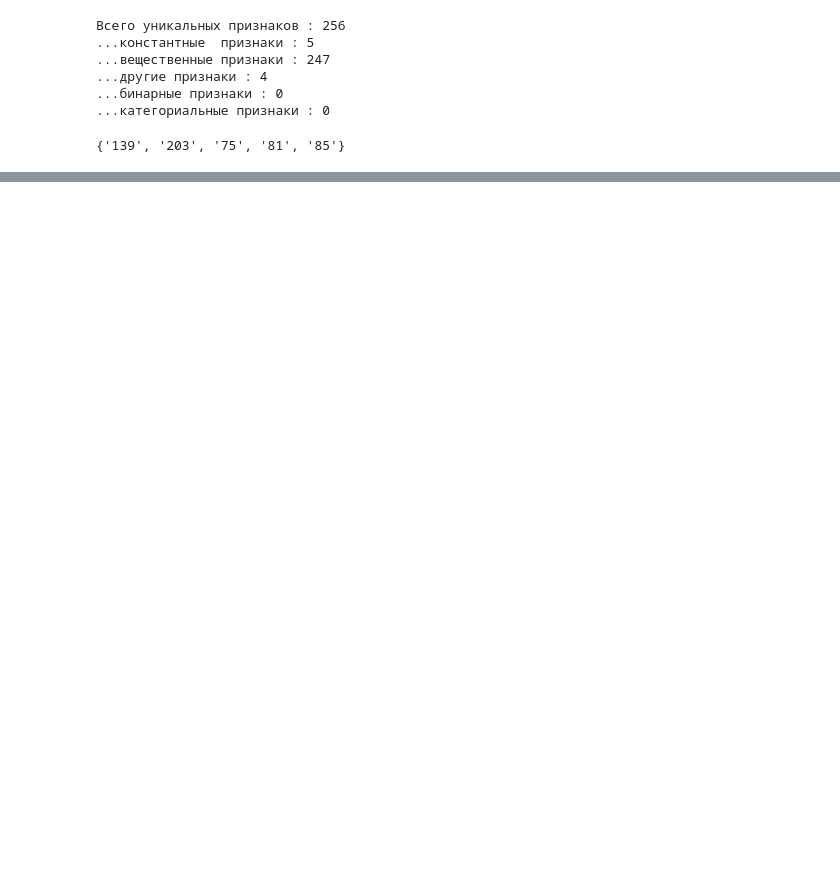
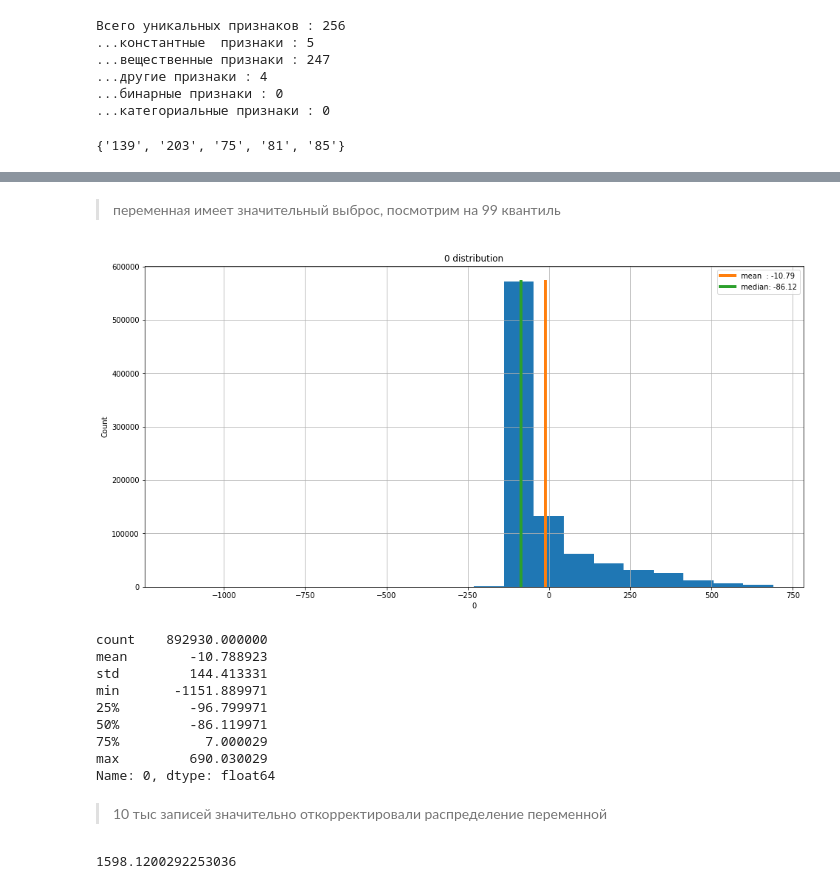
Before and after one commit to alex-chin/gb_megafone1, a Jupyter notebook: Project/megafone_offer_service.ipynb, the cells around one changed output, grey strips where cells are left out. Drawn from its saved outputs; the diff is of its cells as text; code cells hidden in the pictures; blank space fills up the shorter version.

```diff
--- a/Project/megafone_offer_service.ipynb
+++ b/Project/megafone_offer_service.ipynb
@@ -349,0 +532,17 @@ features_new.to_parquet('features_drop.parquet')
+# %% [markdown]
+> переменная имеет значительный выброс, посмотрим на 99 квантиль
+# %%
+first_look(features_new['0'], bins=20, is_show_stat=True, quan=0.99, is_correct_outlier=True)
+# %% [output]
+[figure, added]
+count    892930.000000
+mean        -10.788923
+std         144.413331
+min       -1151.889971
+25%         -96.799971
+50%         -86.119971
+75%           7.000029
+max         690.030029
+Name: 0, dtype: float64
+# %% [markdown]
+> 10 тыс записей значительно откорректировали распределение переменной
@@ -349,0 +551,4 @@ features_new.to_parquet('features_drop.parquet')
+# %%
+features_new['0'].quantile(q=0.999)
+# %% [output]
+1598.1200292253036
```
Also changed, not shown: parts of 55 cells of this notebook.
